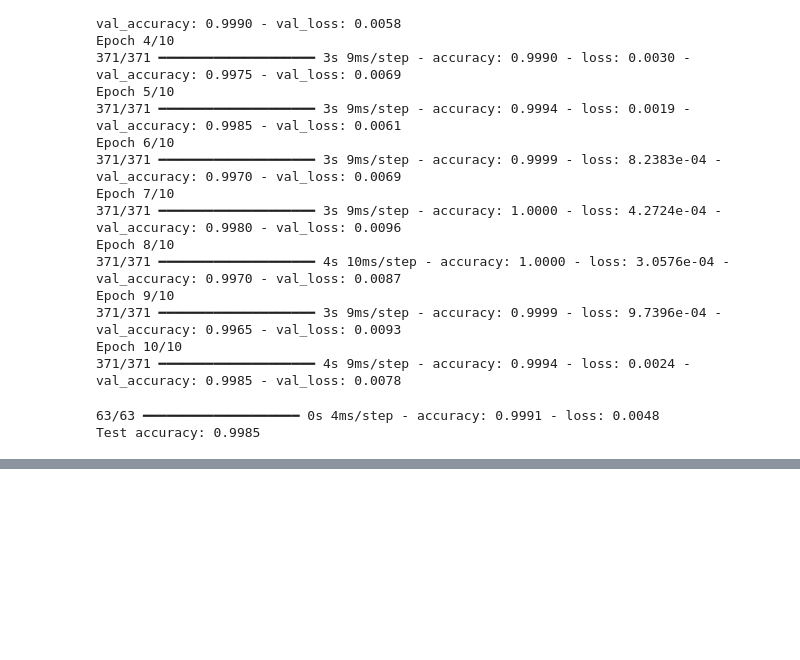
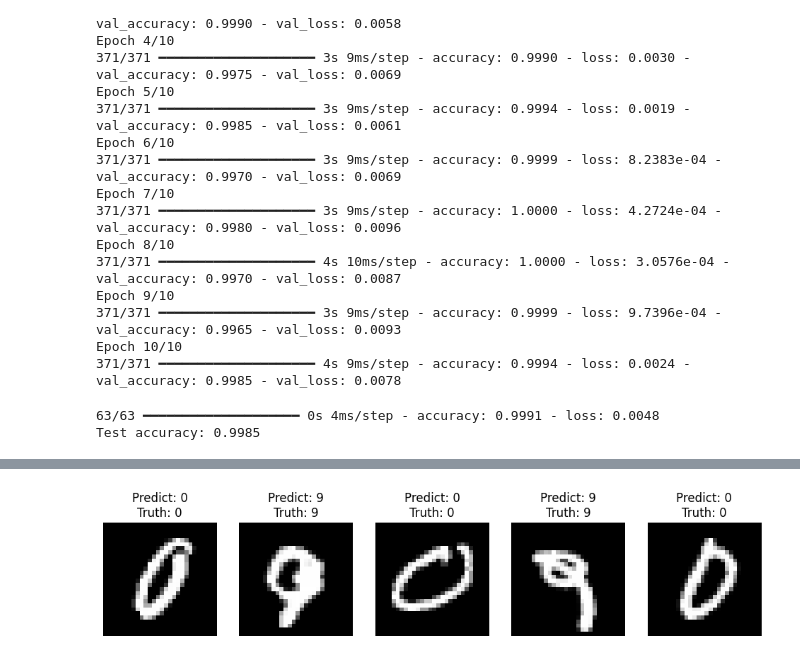
Before and after one commit to VincentLi1216/2024_AI_course_HW2, a Jupyter notebook: main.ipynb, the cells around one changed output, grey strips where cells are left out. Drawn from its saved outputs; the diff is of its cells as text; code cells hidden in the pictures; blank space fills up the shorter version.

```diff
--- a/main.ipynb
+++ b/main.ipynb
@@ -237,3 +237,25 @@ print(f'Test accuracy: {test_acc:.4f}')
 # %% [output]
 63/63 ━━━━━━━━━━━━━━━━━━━━ 0s 4ms/step - accuracy: 0.9991 - loss: 0.0048
 Test accuracy: 0.9985
+# %%
+import numpy as np
+import matplotlib.pyplot as plt
+
+# 進行預測
+predictions = model.predict(test_images)
+
+# 隨機選取 5 個索引
+random_indices = np.random.choice(test_images.shape[0], 5, replace=False)
+
+# 繪製圖片和預測結果
+plt.figure(figsize=(12, 8))
+for i, index in enumerate(random_indices):
+    plt.subplot(1, 5, i + 1)
+    plt.imshow(test_images[index].reshape(28, 28), cmap='gray')
+    # 由於使用 sigmoid，我們將預測結果與 0.5 比較來判斷是否為 9
+    predicted_label = '9' if predictions[index] > 0.5 else '0'
+    true_label = '9' if test_labels[index] == 1 else '0'
+    plt.title(f'Predict: {predicted_label}\nTruth: {true_label}')
+    plt.axis('off')
+plt.show()
+# %% [output]
@@ -239,0 +263 @@ Test accuracy: 0.9985
+[figure, added]
```
Also changed, not shown: parts of 4 cells of this notebook, 6 other files.
